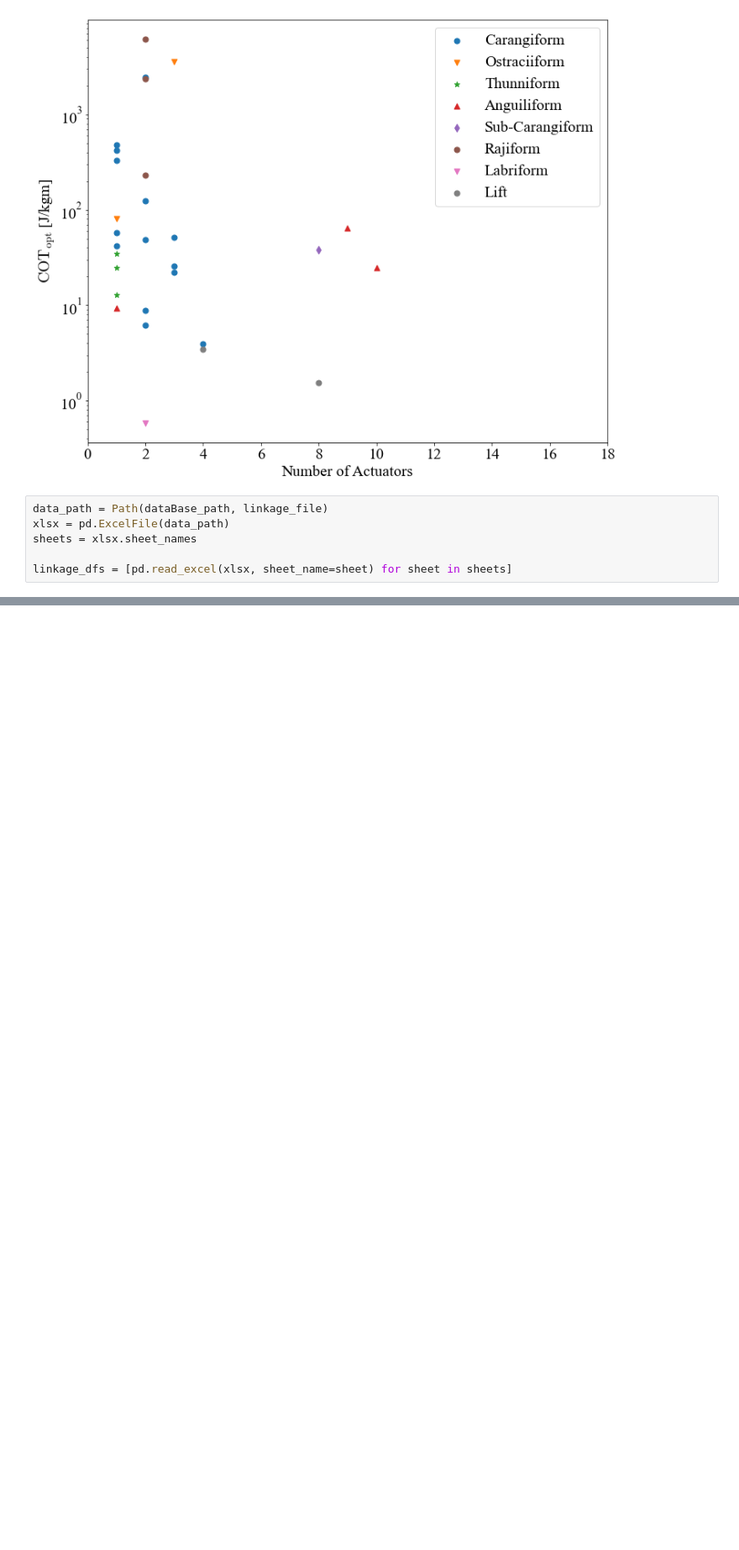
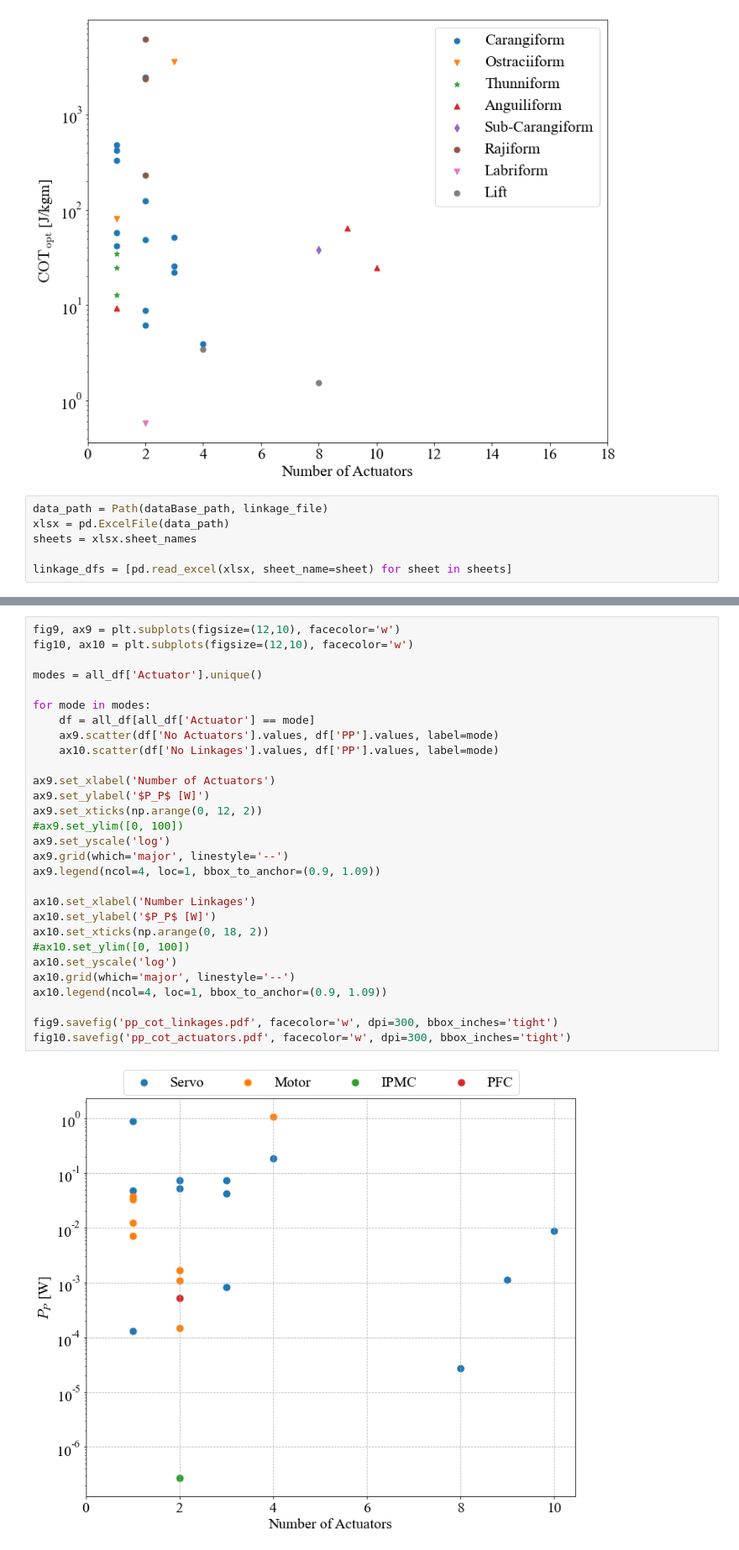
Before and after one commit to michaelcoe/Cost-of-Transport-Estimation, a Jupyter notebook: linkage_study/linkage_plots.ipynb, the cells around one changed output, grey strips where cells are left out. Shown: that part at 84% size. Cells and saved outputs as stored; diff of their text form; blank space fills up the shorter version.

```diff
--- a/linkage_study/linkage_plots.ipynb
+++ b/linkage_study/linkage_plots.ipynb
@@ -281,0 +296,31 @@ ax8.grid(which='both', linestyle='--')
+# %%
+fig9, ax9 = plt.subplots(figsize=(12,10), facecolor='w')
+fig10, ax10 = plt.subplots(figsize=(12,10), facecolor='w')
+
+modes = all_df['Actuator'].unique()
+
+for mode in modes:
+    df = all_df[all_df['Actuator'] == mode]
+    ax9.scatter(df['No Actuators'].values, df['PP'].values, label=mode)
+    ax10.scatter(df['No Linkages'].values, df['PP'].values, label=mode)
+
+ax9.set_xlabel('Number of Actuators')
+ax9.set_ylabel('$P_P$ [W]')
+ax9.set_xticks(np.arange(0, 12, 2))
+#ax9.set_ylim([0, 100])
+ax9.set_yscale('log')
+ax9.grid(which='major', linestyle='--')
+ax9.legend(ncol=4, loc=1, bbox_to_anchor=(0.9, 1.09))
+
+ax10.set_xlabel('Number Linkages')
+ax10.set_ylabel('$P_P$ [W]')
+ax10.set_xticks(np.arange(0, 18, 2))
+#ax10.set_ylim([0, 100])
+ax10.set_yscale('log')
+ax10.grid(which='major', linestyle='--')
+ax10.legend(ncol=4, loc=1, bbox_to_anchor=(0.9, 1.09))
+
+fig9.savefig('pp_cot_linkages.pdf', facecolor='w', dpi=300, bbox_inches='tight')
+fig10.savefig('pp_cot_actuators.pdf', facecolor='w', dpi=300, bbox_inches='tight')
+# %% [output]
+[figure, added]
```
Also changed, not shown: parts of 9 cells of this notebook, 1 other file.
